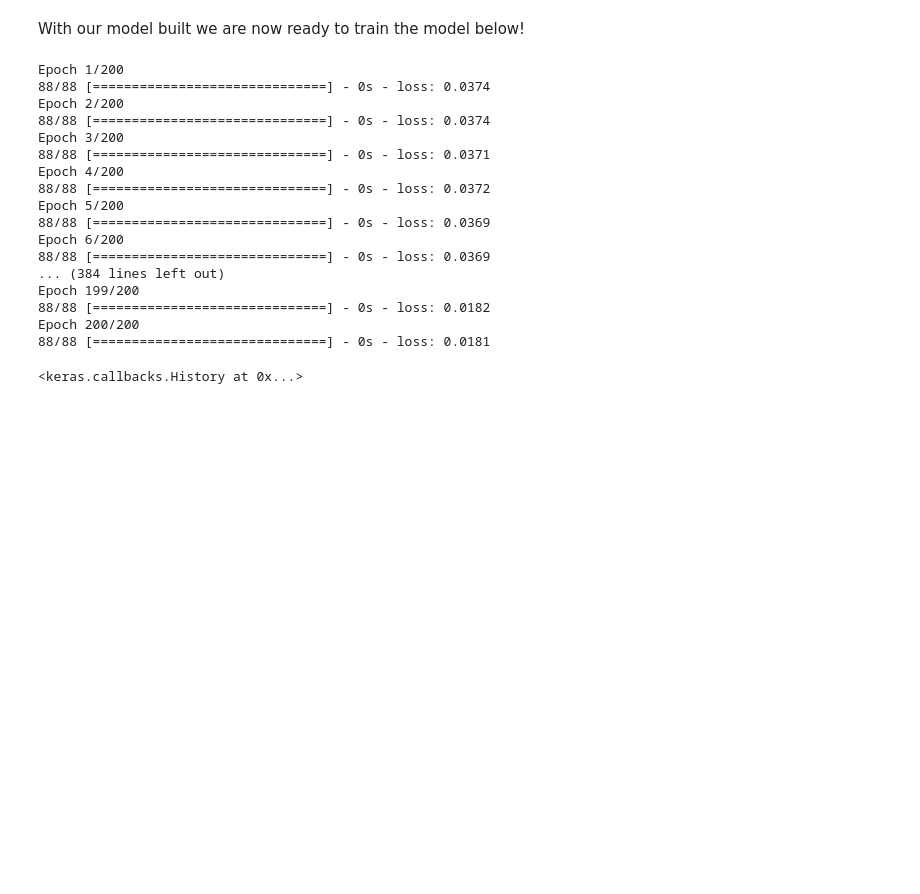
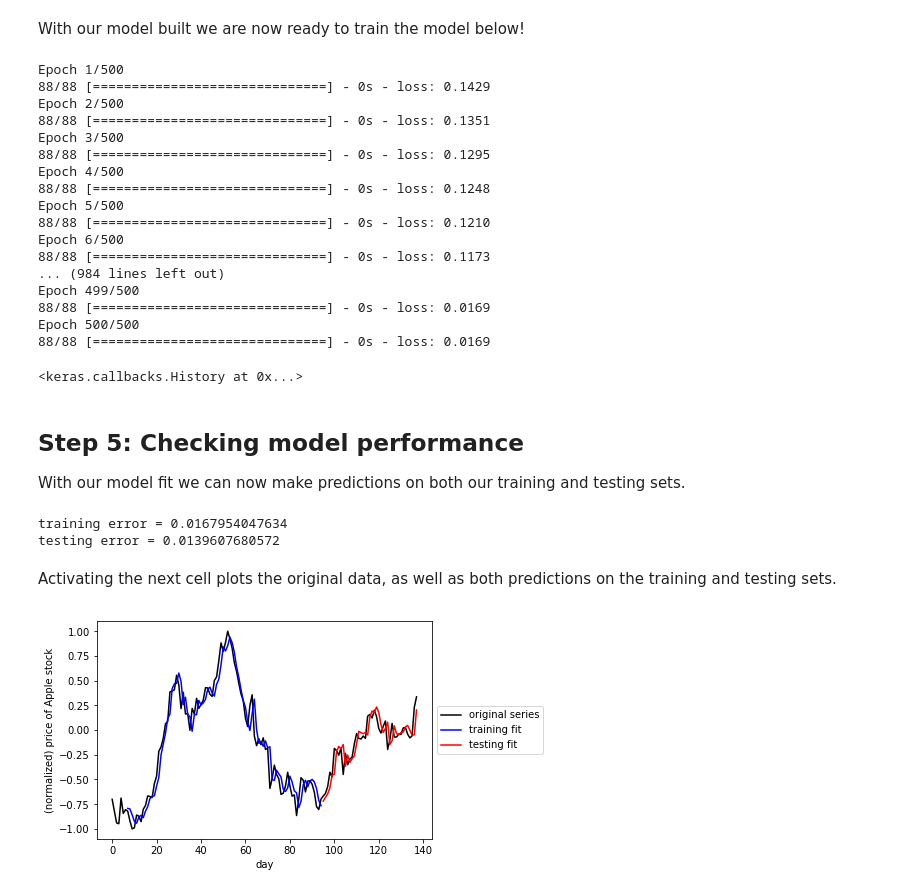
Before and after one commit to jamesrequa/Stock-Predictor-RNN, a Jupyter notebook: Stock-Predictor-RNN.ipynb, the cells around one changed output. Drawn from its saved outputs; the diff is of its cells as text; code cells hidden in the pictures; blank space fills up the shorter version.

Commit message:
Model Predictions
With our model fit we make predictions on both our training and testing
sets.

```diff
--- a/Stock-Predictor-RNN.ipynb
+++ b/Stock-Predictor-RNN.ipynb
@@ -131,23 +131,65 @@ Using TensorFlow backend.
 # %% [markdown]
 With our model built we are now ready to train the model below!
 # %%
-model.fit(X_train, y_train, epochs=200, batch_size=64, verbose=1)
+model.fit(X_train, y_train, epochs=500, batch_size=64, verbose=1)
 # %% [output]
-Epoch 1/200
-88/88 [==============================] - 0s - loss: 0.0374
-Epoch 2/200
-88/88 [==============================] - 0s - loss: 0.0374
-Epoch 3/200
-88/88 [==============================] - 0s - loss: 0.0371
-Epoch 4/200
-88/88 [==============================] - 0s - loss: 0.0372
-Epoch 5/200
-88/88 [==============================] - 0s - loss: 0.0369
-Epoch 6/200
-88/88 [==============================] - 0s - loss: 0.0369
-... (384 lines left out)
-Epoch 199/200
-88/88 [==============================] - 0s - loss: 0.0182
-Epoch 200/200
-88/88 [==============================] - 0s - loss: 0.0181
+Epoch 1/500
+88/88 [==============================] - 0s - loss: 0.1429
+Epoch 2/500
+88/88 [==============================] - 0s - loss: 0.1351
+Epoch 3/500
+88/88 [==============================] - 0s - loss: 0.1295
+Epoch 4/500
+88/88 [==============================] - 0s - loss: 0.1248
+Epoch 5/500
+88/88 [==============================] - 0s - loss: 0.1210
+Epoch 6/500
+88/88 [==============================] - 0s - loss: 0.1173
+... (984 lines left out)
+Epoch 499/500
+88/88 [==============================] - 0s - loss: 0.0169
+Epoch 500/500
+88/88 [==============================] - 0s - loss: 0.0169
 <keras.callbacks.History at 0x...>
+# %% [markdown]
+## Step 5: Checking model performance
+
+With our model fit we can now make predictions on both our training and testing sets.
+# %%
+# generate predictions for training
+train_predict = model.predict(X_train)
+test_predict = model.predict(X_test)
+# %%
+# print out training and testing errors
+training_error = model.evaluate(X_train, y_train, verbose=0)
+print('training error = ' + str(training_error))
+
+testing_error = model.evaluate(X_test, y_test, verbose=0)
+print('testing error = ' + str(testing_error))
+# %% [output]
+training error = 0.0167954047634
+testing error = 0.0139607680572
+# %% [markdown]
+Activating the next cell plots the original data, as well as both predictions on the training and testing sets.
+# %%
+### Plot everything - the original series as well as predictions on training and testing sets
+import matplotlib.pyplot as plt
+%matplotlib inline
+
+# plot original series
+plt.plot(dataset,color = 'k')
+
+# plot training set prediction
+split_pt = train_test_split + window_size
+plt.plot(np.arange(window_size,split_pt,1),train_predict,color = 'b')
+
+# plot testing set prediction
+plt.plot(np.arange(split_pt,split_pt + len(test_predict),1),test_predict,color = 'r')
+
+# pretty up graph
+plt.xlabel('day')
+plt.ylabel('(normalized) price of Apple stock')
+plt.legend(['original series','training fit','testing fit'],loc='center left', bbox_to_anchor=(1, 0.5))
+plt.show()
+# %% [output]
+[figure, added]
```
